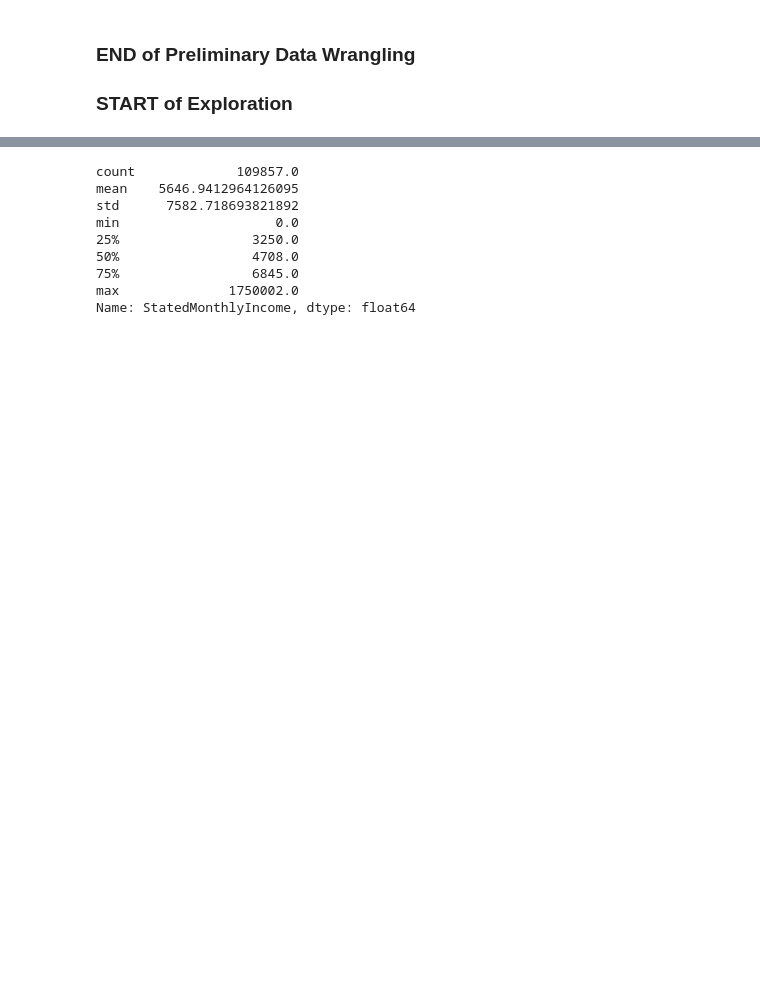
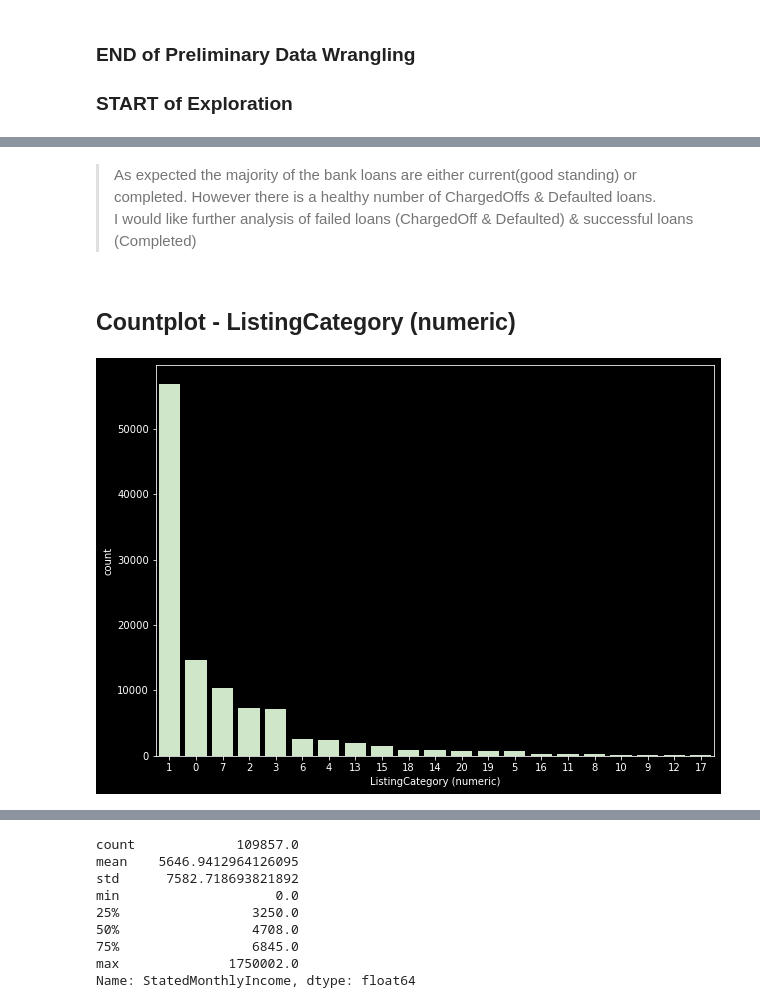
Before and after one commit to aaronremski/Visuals, a Jupyter notebook: Prosper Loan Data Exploration.ipynb, the cells around one changed output, grey strips where cells are left out. Saved outputs shown, nothing was run; the diff lists cells and outputs as text; code cells hidden in the pictures; blank space fills up the shorter version.

```diff
--- a/Prosper Loan Data Exploration.ipynb
+++ b/Prosper Loan Data Exploration.ipynb
@@ -454,0 +297,15 @@ Name: IncomeRange, dtype: int64
+# %% [markdown]
+> As expected the majority of the bank loans are either current(good standing) or completed. However there is a healthy number of ChargedOffs & Defaulted loans.<br/>
+> I would like further analysis of failed loans (ChargedOff & Defaulted) & successful loans (Completed)
+# %% [markdown]
+## Countplot - ListingCategory (numeric)
+# %%
+# see distribution of data on ListingCategory (numeric)
+fig = plt.figure(figsize=[10,7])
+ax = fig.add_axes([0.125, 0.125, 0.775, 0.775])
+base_color = sb.color_palette()[8]
+sb.countplot(data=loanDF, x='ListingCategory (numeric)', color=base_color, order=loanDF['ListingCategory (numeric)'].value_counts().index);
+#plt.xlim(1,15)
+#plt.xticks(rotation=75);
+# %% [output]
+[figure, added]
```
Also changed, not shown: parts of 119 cells of this notebook, 1 other file.
